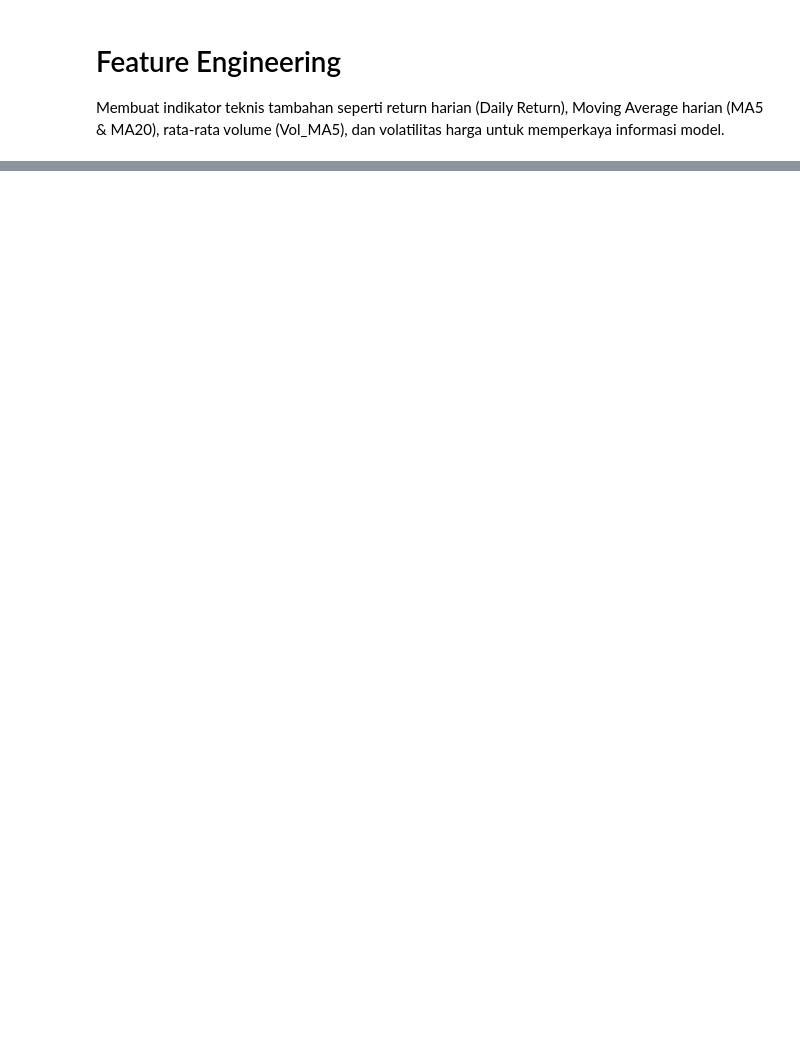
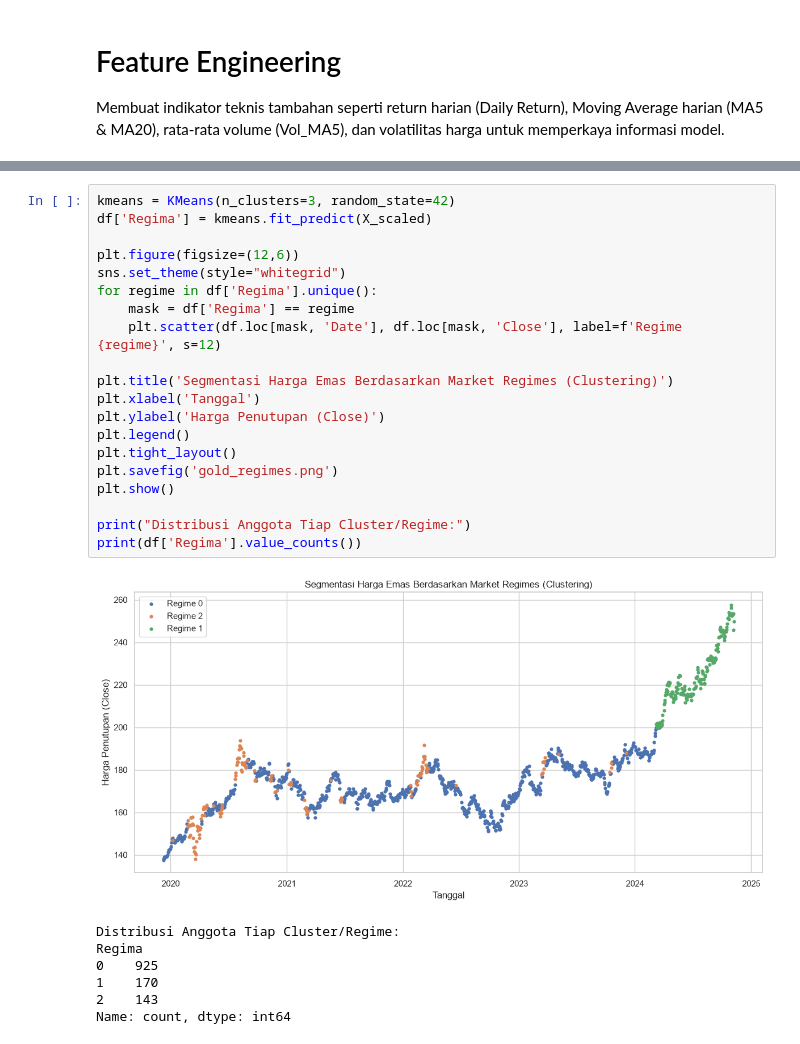
Before and after one commit to yowxy/Final-Project-Artificial-Intelligence-, a Jupyter notebook: index.ipynb, the cells around one changed output, grey strips where cells are left out. Cells and saved outputs as stored; diff of their text form; blank space fills up the shorter version.

Commit message:
feat: clustering and clasification use ACO

```diff
--- a/index.ipynb
+++ b/index.ipynb
@@ -73,0 +139,28 @@ df.head()
+# %%
+kmeans = KMeans(n_clusters=3, random_state=42)
+df['Regima'] = kmeans.fit_predict(X_scaled)
+
+plt.figure(figsize=(12,6))
+sns.set_theme(style="whitegrid")
+for regime in df['Regima'].unique():
+    mask = df['Regima'] == regime
+    plt.scatter(df.loc[mask, 'Date'], df.loc[mask, 'Close'], label=f'Regime {regime}', s=12)
+
+plt.title('Segmentasi Harga Emas Berdasarkan Market Regimes (Clustering)')
+plt.xlabel('Tanggal')
+plt.ylabel('Harga Penutupan (Close)')
+plt.legend()
+plt.tight_layout()
+plt.savefig('gold_regimes.png')
+plt.show()
+
+print("Distribusi Anggota Tiap Cluster/Regime:")
+print(df['Regima'].value_counts())
+# %% [output]
+[figure, added]
+Distribusi Anggota Tiap Cluster/Regime:
+Regima
+0    925
+1    170
+2    143
+Name: count, dtype: int64
```
Also changed, not shown: parts of 7 cells of this notebook, 1 other file.
